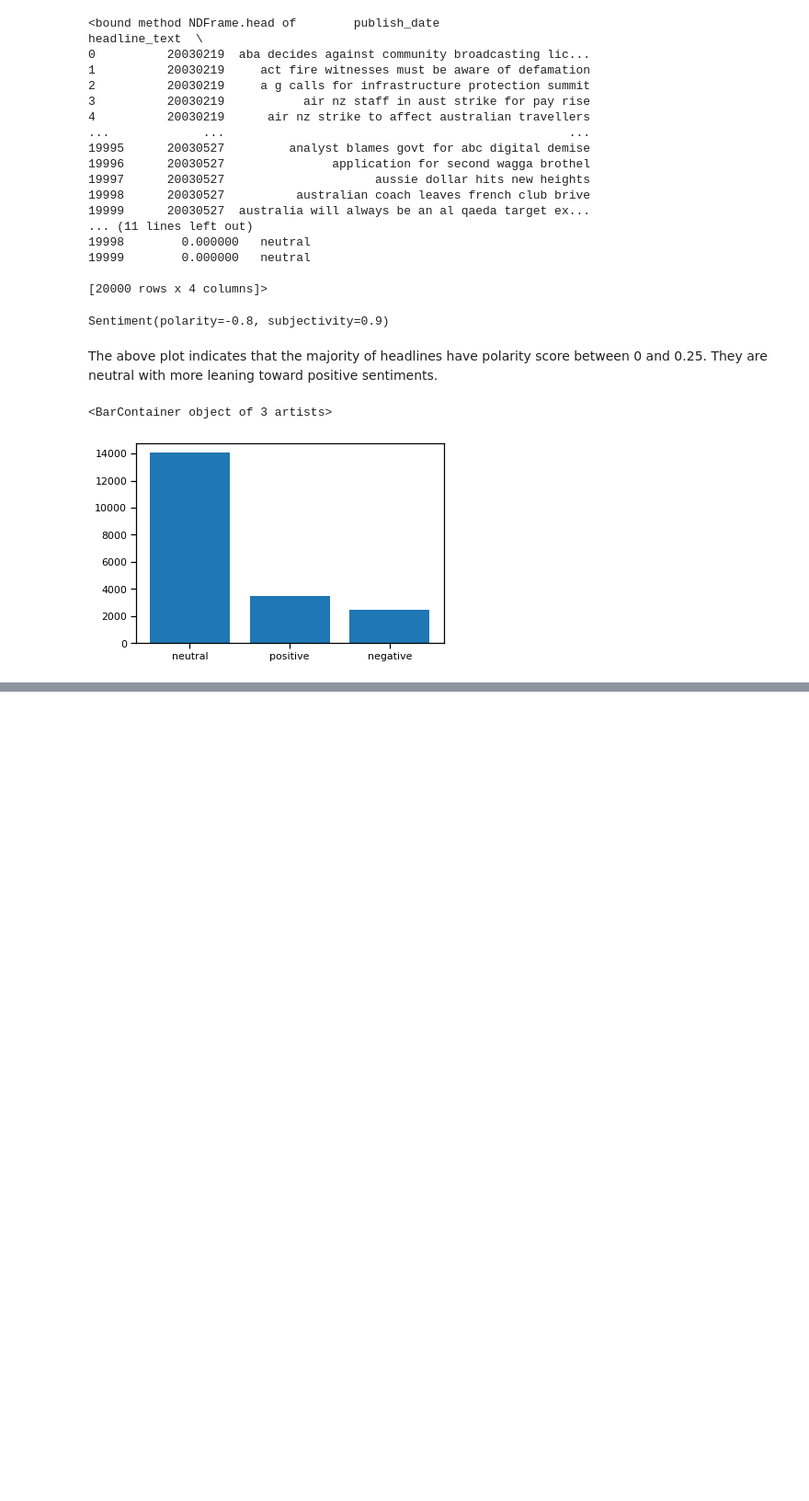
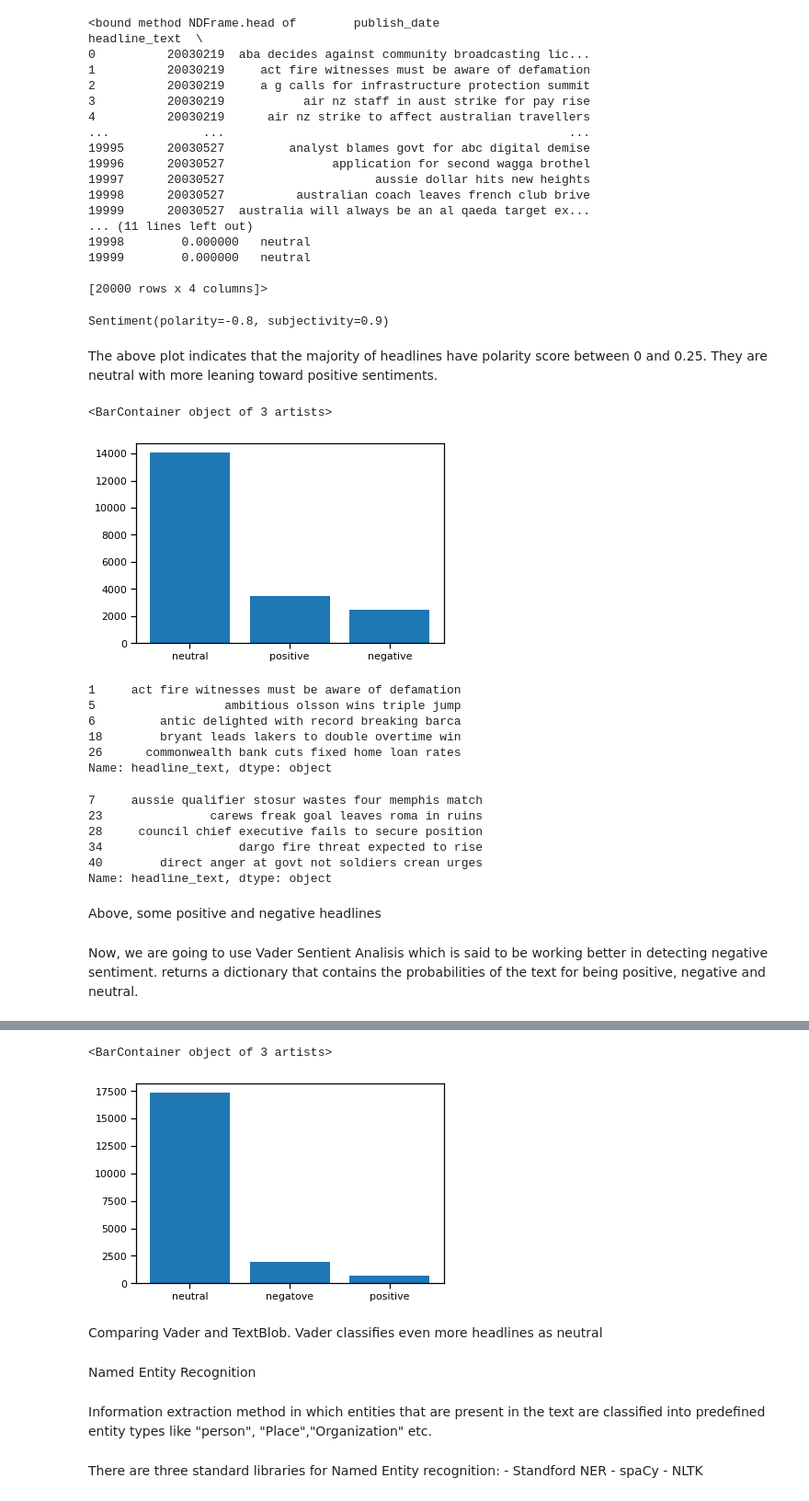
Before and after one commit to Cauchy-1899c/Project-4-LanguageProcessing, a Jupyter notebook: Untitled4.ipynb, the cells around one changed output, grey strips where cells are left out. Shown at 92% size. Drawn from its saved outputs; the diff is of its cells as text; code cells hidden in the pictures; blank space fills up the shorter version.

```diff
--- a/Untitled4.ipynb
+++ b/Untitled4.ipynb
@@ -379,3 +379,26 @@ plt.bar(news.polarity.value_counts().index,
 # %% [output]
 <BarContainer object of 3 artists>
 [figure]
+# %%
+news[news['polarity']=='positive']['headline_text'].head()
+# %% [output]
+1     act fire witnesses must be aware of defamation
+5                  ambitious olsson wins triple jump
+6         antic delighted with record breaking barca
+18        bryant leads lakers to double overtime win
+26      commonwealth bank cuts fixed home loan rates
+Name: headline_text, dtype: object
+# %%
+news[news['polarity']=='negative']['headline_text'].head()
+# %% [output]
+7     aussie qualifier stosur wastes four memphis match
+23               carews freak goal leaves roma in ruins
+28     council chief executive fails to secure position
+34                   dargo fire threat expected to rise
+40        direct anger at govt not soldiers crean urges
+Name: headline_text, dtype: object
+# %% [markdown]
+Above, some positive and negative headlines
+# %% [markdown]
+Now, we are going to use Vader Sentient Analisis which is said to be working better in detecting negative sentiment.
+returns a dictionary that contains the probabilities of the text for being positive, negative and neutral.
@@ -381,0 +407,17 @@ plt.bar(news.polarity.value_counts().index,
+# %%
+nltk.download('vader_lexicon')
+sid = SentimentIntensityAnalyzer()
+
+def get_vader_score(sent):
+    #polarity score return dictionary
+    ss= sid.polarity_scores(sent)
+    #return ss
+    return np.argmax(list(ss.values())[:-1])
+
+news['polarity']=news['headline_text'].\
+    map(lambda x: get_vader_score(x))
+polarity=news['polarity'].replace({0:'negatove', 1:'neutral', 2:'positive'})
+
+plt.bar(polarity.value_counts().index,
+        polarity.value_counts())
+# %% [output]
@@ -381,0 +426,13 @@ plt.bar(news.polarity.value_counts().index,
+<BarContainer object of 3 artists>
+[figure, added]
+# %% [markdown]
+Comparing Vader and TextBlob. Vader classifies even more headlines as neutral
+# %% [markdown]
+Named Entity Recognition
+# %% [markdown]
+Information extraction method in which entities that are present in the text are classified into predefined entity types like "person", "Place","Organization" etc.
+# %% [markdown]
+There are three standard libraries for Named Entity recognition:
+    - Standford NER
+    - spaCy
+    - NLTK
```
Also changed, not shown: parts of 23 cells of this notebook.
